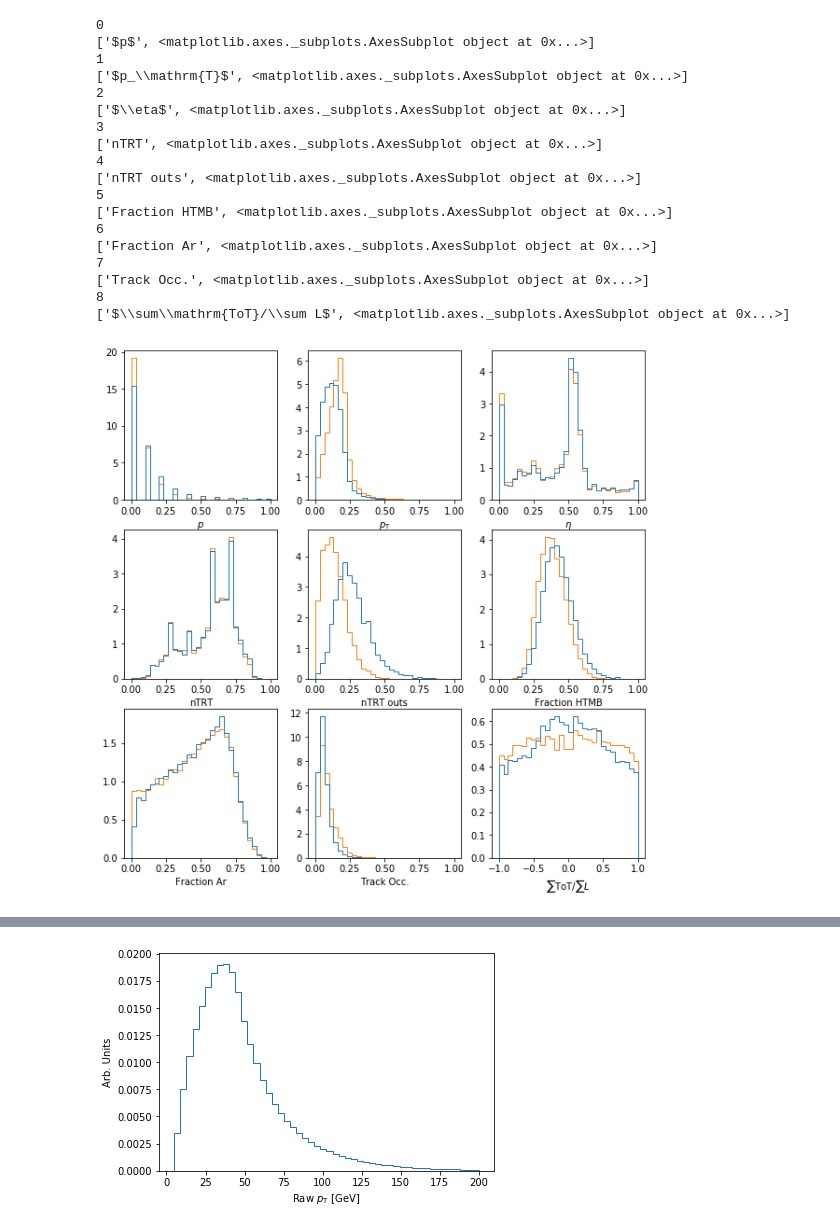
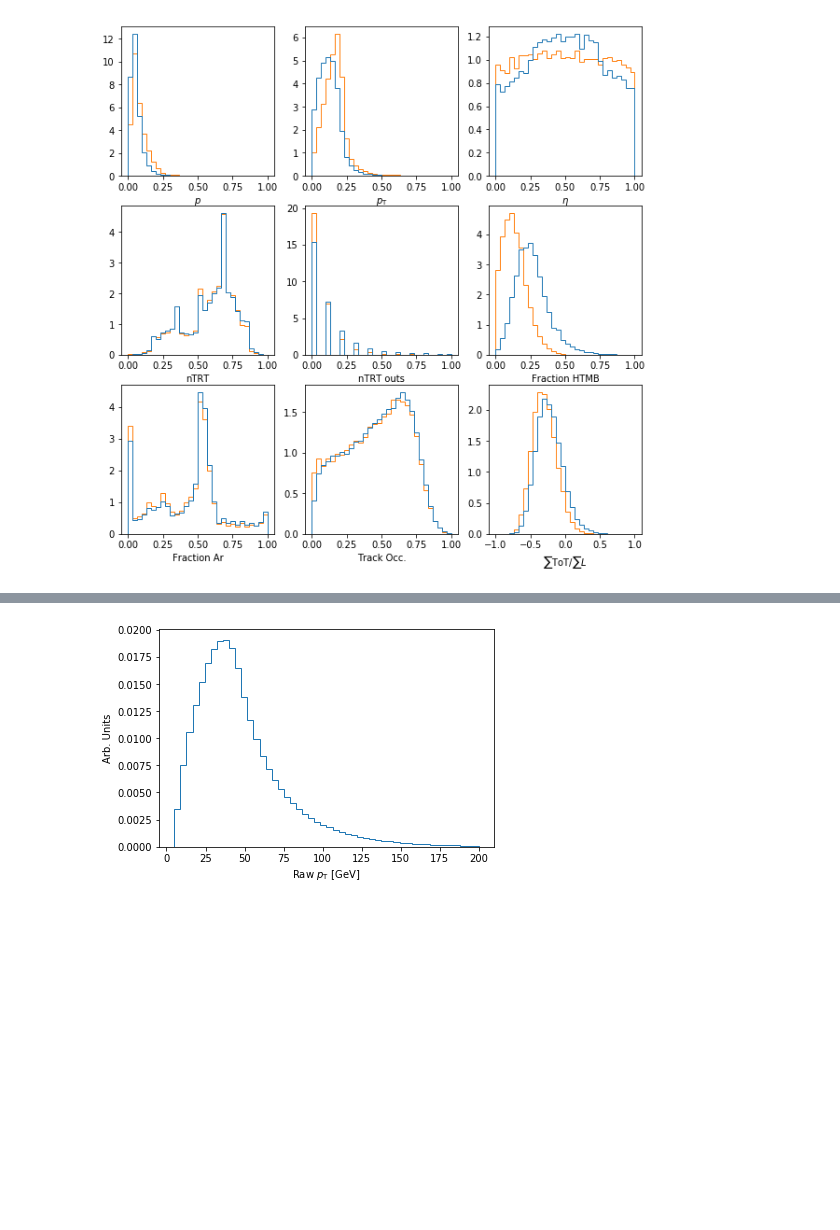
Before and after one commit to dukeatlas/trtmachana, a Jupyter notebook: mepland_notebooks/svm_nn.ipynb, the cells around one changed output, grey strips where cells are left out. Drawn from its saved outputs; the diff is of its cells as text; code cells hidden in the pictures; blank space fills up the shorter version.

```diff
--- a/mepland_notebooks/svm_nn.ipynb
+++ b/mepland_notebooks/svm_nn.ipynb
@@ -158,51 +158,33 @@ variables = OrderedDict(p='default',
 # TODO formerly just [k for k in variables], but was getting out of order for mepland in python2.7
 hard_coded_order = ['p',
     'pT',
-    'eta'
+    'eta',
     'nTRThitsMan',
     'nTRTouts',
     'fHTMB',
     'fAr',
     'trkOcc',
     'sumToTsumL']
 
 sig_df, bkg_df, X_train, X_test, y_train, y_test = create_df_tts_scale(
     sig_file_name,sig_tree,bkg_file_name,bkg_tree,
     hard_coded_order,test_size=0.333333,
     sig_n=40000,bkg_n=40000,shuffle=True,scale_style={i:v for i,(_,v) in enumerate(variables.items())}
 )
 
 fig, axarr = plt.subplots(3,3,figsize=(10,10))
 fortitles = {0:['$p$',axarr[0,0]],
              1:['$p_\mathrm{T}$',axarr[0,1]],
              2:['$\eta$',axarr[0,2]],
              3:['nTRT',axarr[1,0]],
              4:['nTRT outs',axarr[1,1]],
              5:['Fraction HTMB',axarr[1,2]],
              6:['Fraction Ar',axarr[2,0]],
              7:['Track Occ.',axarr[2,1]],
              8:['$\sum\mathrm{ToT}/\sum L$',axarr[2,2]]}
 for k,v in fortitles.items():
     v[1].hist([X_train[:,k][y_train>0.5],X_train[:,k][y_train<0.5]],label=['Sig','Bkg'],bins=30,histtype='step',normed=True)
     v[1].set_xlabel(v[0])
 fig.savefig('allvars.pdf')
 # %% [output]
-0
-['$p$', <matplotlib.axes._subplots.AxesSubplot object at 0x...>]
-1
-['$p_\\mathrm{T}$', <matplotlib.axes._subplots.AxesSubplot object at 0x...>]
-2
-['$\\eta$', <matplotlib.axes._subplots.AxesSubplot object at 0x...>]
-3
-['nTRT', <matplotlib.axes._subplots.AxesSubplot object at 0x...>]
-4
-['nTRT outs', <matplotlib.axes._subplots.AxesSubplot object at 0x...>]
-5
-['Fraction HTMB', <matplotlib.axes._subplots.AxesSubplot object at 0x...>]
-6
-['Fraction Ar', <matplotlib.axes._subplots.AxesSubplot object at 0x...>]
-7
-['Track Occ.', <matplotlib.axes._subplots.AxesSubplot object at 0x...>]
-8
-['$\\sum\\mathrm{ToT}/\\sum L$', <matplotlib.axes._subplots.AxesSubplot object at 0x...>]
-[figure, old version]
+[figure, new version]
```
Also changed, not shown: parts of 2 cells of this notebook.
